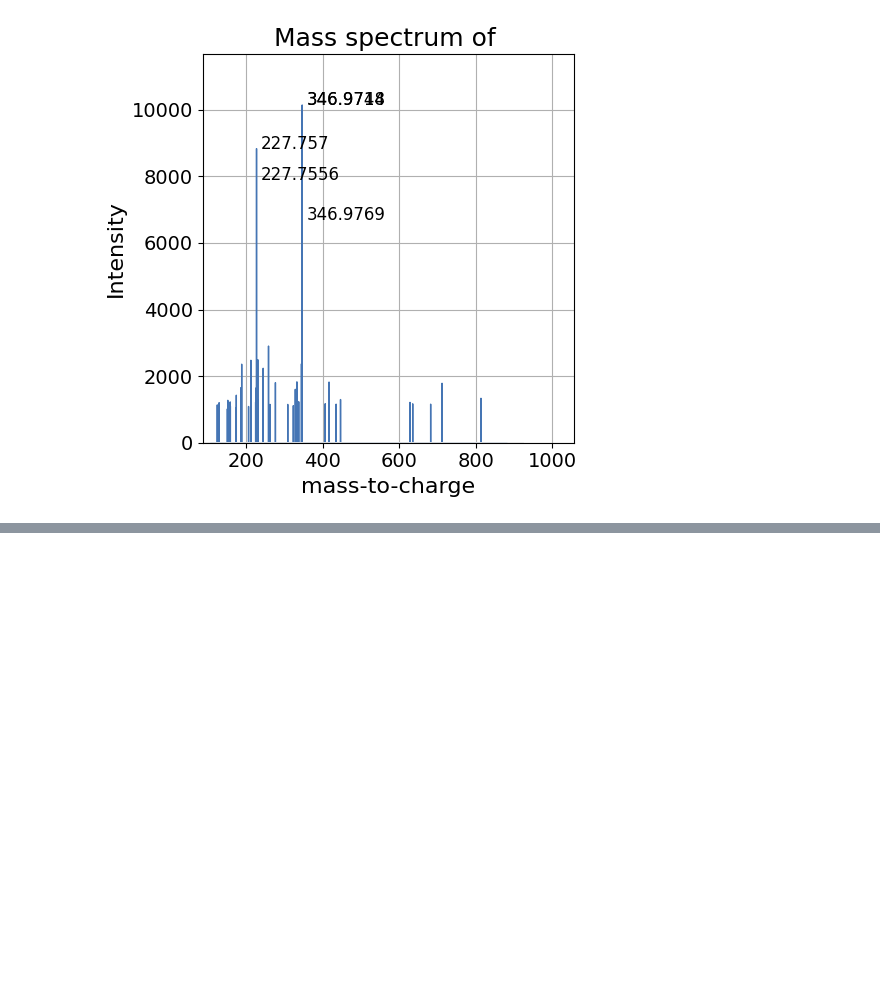
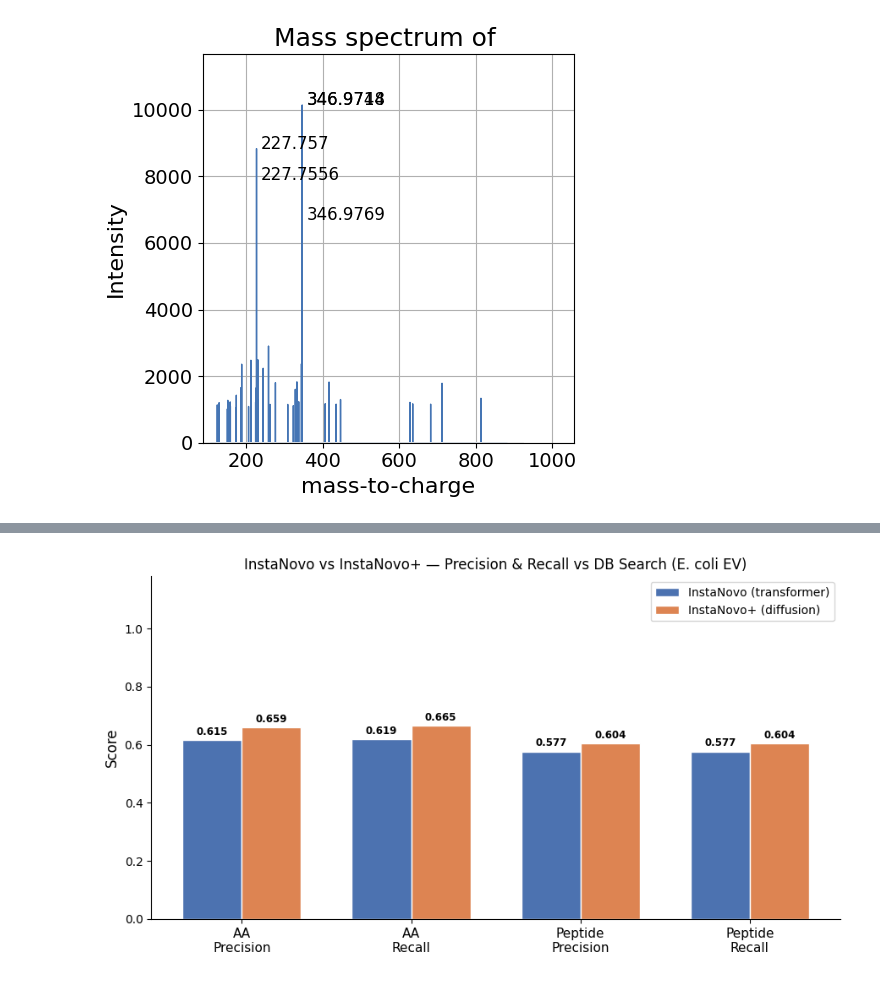
Before and after one commit to raunakpandey1/diffusion-peptide-sequencing, a Jupyter notebook: Peptide_Sequencing.ipynb, the cells around one changed output, grey strips where cells are left out. Saved outputs shown, nothing was run; the diff lists cells and outputs as text; code cells hidden in the pictures; blank space fills up the shorter version.

Commit message:
Ecoli done using instanovo and instanovo+

```diff
--- a/Peptide_Sequencing.ipynb
+++ b/Peptide_Sequencing.ipynb
@@ -82,7 +87,8 @@ model = model.to(device).eval()
 # %%
 from instanovo.utils.data_handler import SpectrumDataFrame
 
-sdf = SpectrumDataFrame.load_mzml("/content/wastewater_Sample1_1.mzML")
+# Lets do preprocessing for Waste water sample 1
+sdf = SpectrumDataFrame.load_mzml("/content/drive/MyDrive/Wastewater/wastewater_Sample1_1.mzML")
 # %%
 df = sdf.to_pandas().copy()
 
@@ -142,8 +148,9 @@ row_df.plot(
 # %% [output]
 [figure]
 # %%
+# Lets do preprocessing for one of the Ecoli sample.
 
-Ecoli_sdf = SpectrumDataFrame.load_mzml("/content/Ecoli_EV_1.mzML")
+Ecoli_sdf = SpectrumDataFrame.load_mzml("/content/drive/MyDrive/E_coli/Ecoli_EV_1.mzML")
 # %%
 Ecoli_df = Ecoli_sdf.to_pandas().copy()
 
@@ -206,0 +382,14 @@ row_df.plot(
+# %%
+
+# Load DB search results
+db1 = pd.read_excel('/content/drive/MyDrive/E_coli/Database_search_output_Ecoli_EV_1.xlsx')
+db2 = pd.read_excel('/content/drive/MyDrive/E_coli/Database_search_output_Ecoli_EV_2.xlsx')
+
+db1['_fraction'] = 1
+db2['_fraction'] = 2
+
+db_combined = pd.concat([db1, db2], ignore_index=True)
+
+print(f'Total raw DB rows: {len(db_combined)}')
+print('DB columns:')
+print(db_combined.columns.tolist())
@@ -206,0 +556,57 @@ row_df.plot(
+# %%
+import matplotlib.pyplot as plt
+import numpy as np
+
+metric_labels = ['AA\nPrecision', 'AA\nRecall', 'Peptide\nPrecision', 'Peptide\nRecall']
+
+inovo_vals  = [aa_prec_in,  aa_rec_in,  pep_prec_in,  pep_rec_in]
+inovoP_vals = [aa_prec_ip, aa_rec_ip, pep_prec_ip, pep_rec_ip]
+
+x     = np.arange(len(metric_labels))
+width = 0.35
+
+fig, ax = plt.subplots(figsize=(9, 5))
+
+bars1 = ax.bar(
+    x - width/2, inovo_vals, width,
+    label='InstaNovo (transformer)',
+    color='#4C72B0', edgecolor='white'
+)
+
+bars2 = ax.bar(
+    x + width/2, inovoP_vals, width,
+    label='InstaNovo+ (diffusion)',
+    color='#DD8452', edgecolor='white'
+)
+
+
+for bar, val in list(zip(bars1, inovo_vals)) + list(zip(bars2, inovoP_vals)):
+    ax.text(
+        bar.get_x() + bar.get_width() / 2,
+        bar.get_height() + 0.01,
+        f'{val:.3f}',
+        ha='center',
+        va='bottom',
+        fontsize=8.5,
+        fontweight='bold'
+    )
+
+ax.set_xticks(x)
+ax.set_xticklabels(metric_labels, fontsize=11)
+ax.set_ylim(0, 1.18)
+ax.set_ylabel('Score', fontsize=12)
+ax.set_title(
+    'InstaNovo vs InstaNovo+ — Precision & Recall vs DB Search (E. coli EV)',
+    fontsize=12
+)
+
+ax.legend(fontsize=10)
+
+
+ax.spines[['top', 'right']].set_visible(False)
+
+plt.tight_layout()
+plt.savefig('ecoli_instanovo_vs_instanovoplus.png', dpi=150)
+plt.show()
+# %% [output]
+[figure, added]
```
Also changed, not shown: parts of 23 cells of this notebook, 2 other files.
